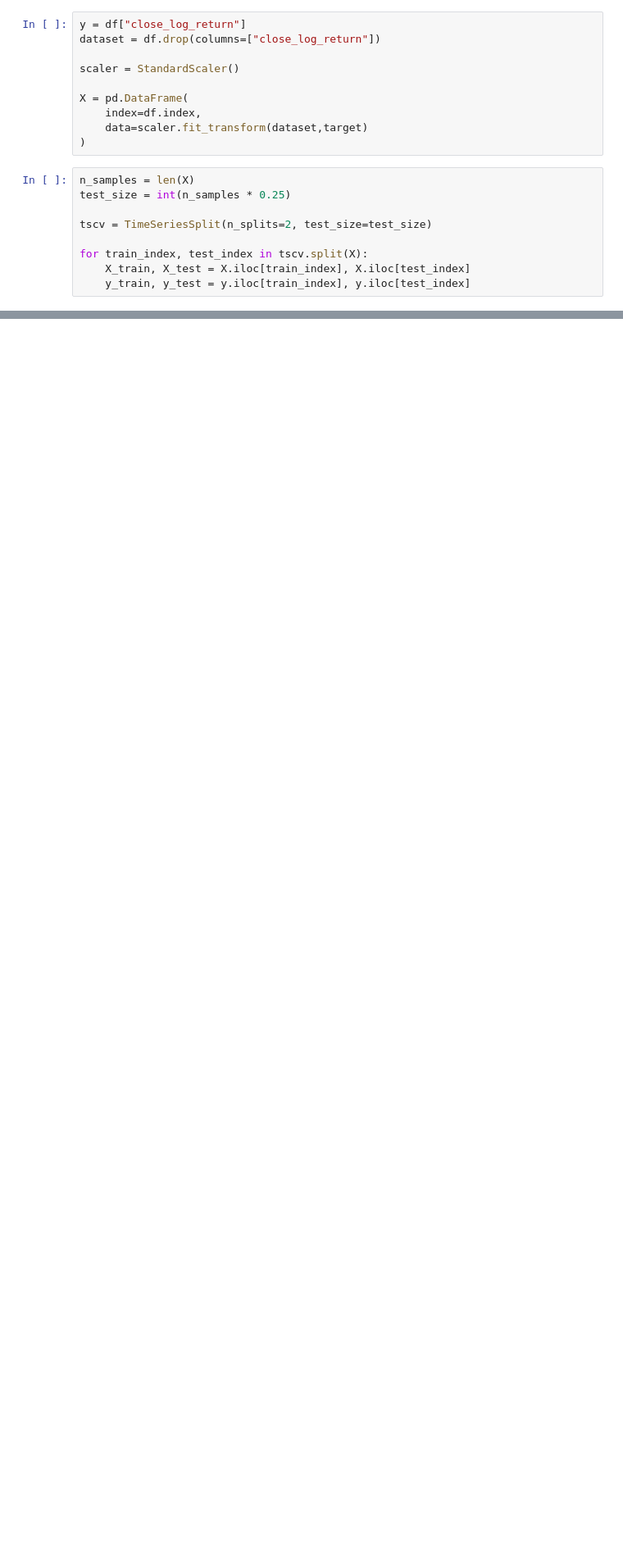
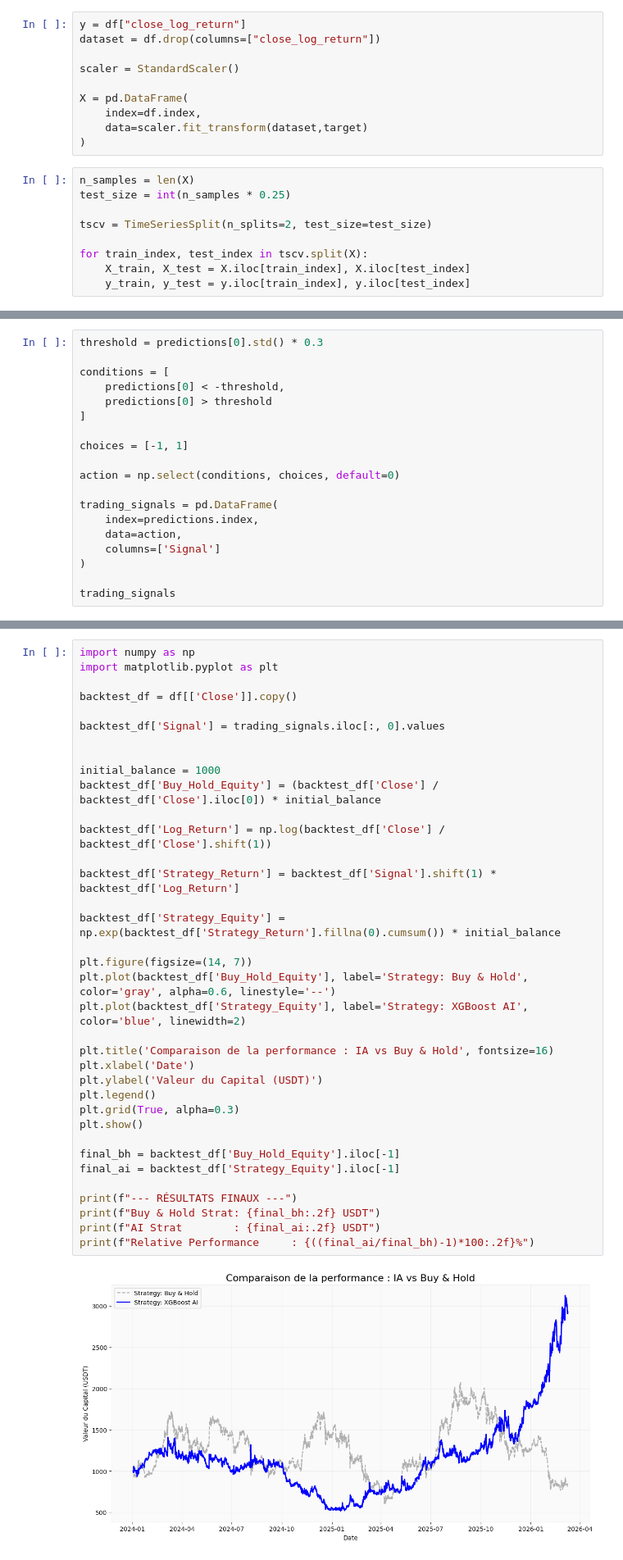
Before and after one commit to Henix212/Quant-Strat, a Jupyter notebook: Machine_Learning/XGboost.ipynb, the cells around one changed output, grey strips where cells are left out. Shown at 82% size. Cells and saved outputs as stored; diff of their text form; blank space fills up the shorter version.

```diff
--- a/Machine_Learning/XGboost.ipynb
+++ b/Machine_Learning/XGboost.ipynb
@@ -298,0 +461,19 @@ plt.show()
+# %%
+threshold = predictions[0].std() * 0.3
+
+conditions = [
+    predictions[0] < -threshold,
+    predictions[0] > threshold
+]
+
+choices = [-1, 1]
+
+action = np.select(conditions, choices, default=0)
+
+trading_signals = pd.DataFrame(
+    index=predictions.index,
+    data=action,
+    columns=['Signal']
+)
+
+trading_signals
@@ -298,0 +495,38 @@ plt.show()
+# %%
+import numpy as np
+import matplotlib.pyplot as plt
+
+backtest_df = df[['Close']].copy()
+
+backtest_df['Signal'] = trading_signals.iloc[:, 0].values
+
+
+initial_balance = 1000
+backtest_df['Buy_Hold_Equity'] = (backtest_df['Close'] / backtest_df['Close'].iloc[0]) * initial_balance
+
+backtest_df['Log_Return'] = np.log(backtest_df['Close'] / backtest_df['Close'].shift(1))
+
+backtest_df['Strategy_Return'] = backtest_df['Signal'].shift(1) * backtest_df['Log_Return']
+
+backtest_df['Strategy_Equity'] = np.exp(backtest_df['Strategy_Return'].fillna(0).cumsum()) * initial_balance
+
+plt.figure(figsize=(14, 7))
+plt.plot(backtest_df['Buy_Hold_Equity'], label='Strategy: Buy & Hold', color='gray', alpha=0.6, linestyle='--')
+plt.plot(backtest_df['Strategy_Equity'], label='Strategy: XGBoost AI', color='blue', linewidth=2)
+
+plt.title('Comparaison de la performance : IA vs Buy & Hold', fontsize=16)
+plt.xlabel('Date')
+plt.ylabel('Valeur du Capital (USDT)')
+plt.legend()
+plt.grid(True, alpha=0.3)
+plt.show()
+
+final_bh = backtest_df['Buy_Hold_Equity'].iloc[-1]
+final_ai = backtest_df['Strategy_Equity'].iloc[-1]
+
+print(f"--- RÉSULTATS FINAUX ---")
+print(f"Buy & Hold Strat: {final_bh:.2f} USDT")
+print(f"AI Strat        : {final_ai:.2f} USDT")
+print(f"Relative Performance     : {((final_ai/final_bh)-1)*100:.2f}%")
+# %% [output]
+[figure, added]
```
Also changed, not shown: parts of 33 cells of this notebook.
